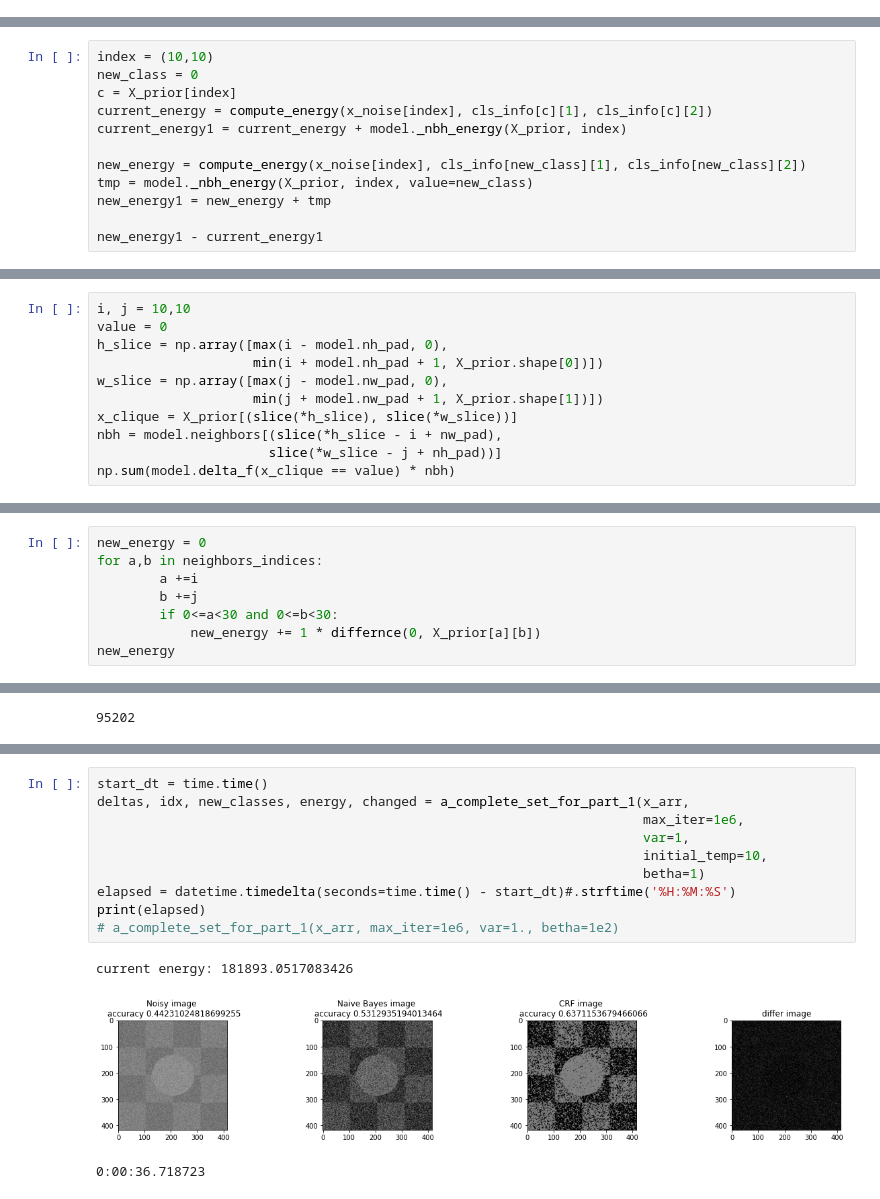
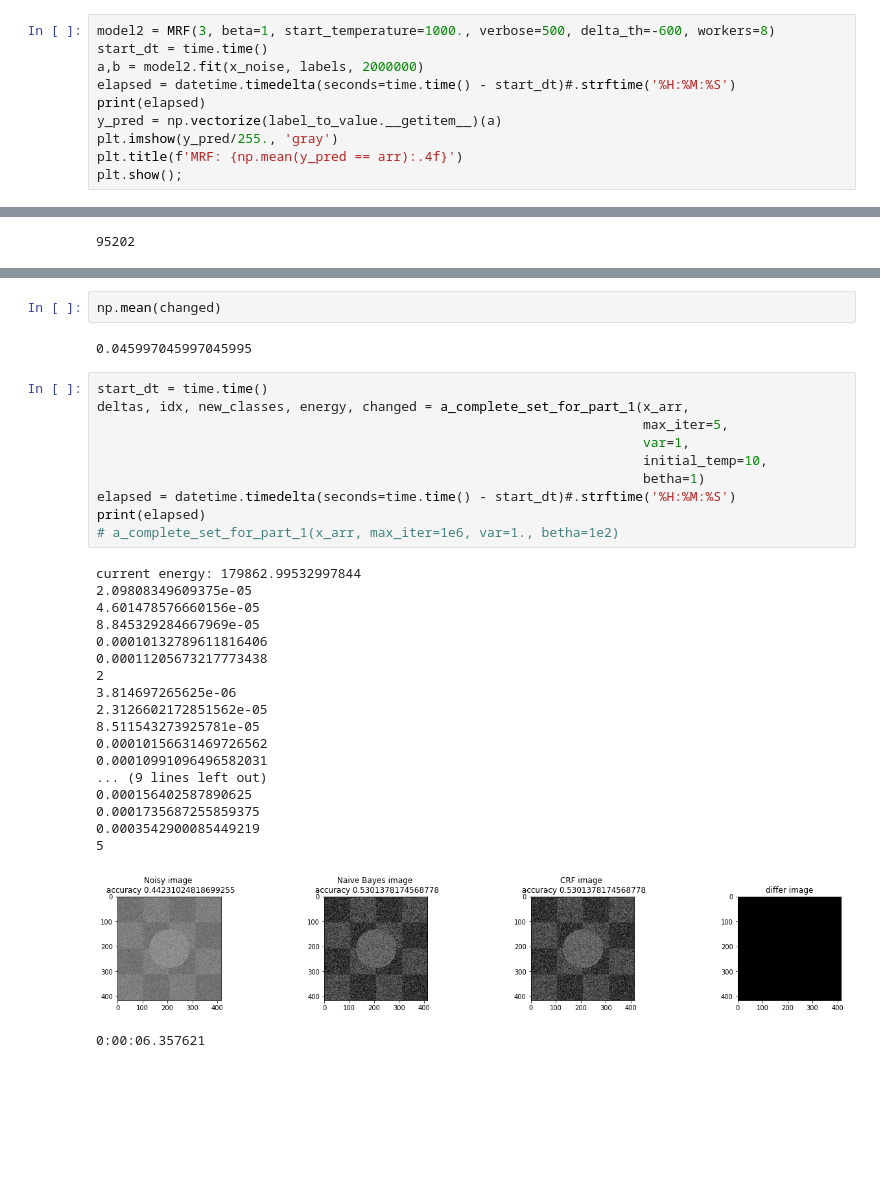
Before and after one commit to carbonati/kaggle-arc, a Jupyter notebook: notebooks/mrf.ipynb, the cells around one changed output, grey strips where cells are left out. Saved outputs shown, nothing was run; the diff lists cells and outputs as text; blank space fills up the shorter version.

```diff
--- a/notebooks/mrf.ipynb
+++ b/notebooks/mrf.ipynb
@@ -476,0 +711,10 @@ plt.hist(model.deltas)
+# %%
+model2 = MRF(3, beta=1, start_temperature=1000., verbose=500, delta_th=-600, workers=8)
+start_dt = time.time()
+a,b = model2.fit(x_noise, labels, 2000000)
+elapsed = datetime.timedelta(seconds=time.time() - start_dt)#.strftime('%H:%M:%S')
+print(elapsed)
+y_pred = np.vectorize(label_to_value.__getitem__)(a)
+plt.imshow(y_pred/255., 'gray')
+plt.title(f'MRF: {np.mean(y_pred == arr):.4f}')
+plt.show();
@@ -597,12 +797,0 @@ model._nbh_energy(X_prior, index, value=new_class)
-# %%
-index = (10,10)
-new_class = 0
-c = X_prior[index]
-current_energy = compute_energy(x_noise[index], cls_info[c][1], cls_info[c][2])
-current_energy1 = current_energy + model._nbh_energy(X_prior, index)
-
-new_energy = compute_energy(x_noise[index], cls_info[new_class][1], cls_info[new_class][2])
-tmp = model._nbh_energy(X_prior, index, value=new_class)
-new_energy1 = new_energy + tmp
-
-new_energy1 - current_energy1
@@ -617,11 +797,0 @@ array([ 1, -1, -1, -1])
-# %%
-i, j = 10,10
-value = 0
-h_slice = np.array([max(i - model.nh_pad, 0),
-                    min(i + model.nh_pad + 1, X_prior.shape[0])])
-w_slice = np.array([max(j - model.nw_pad, 0),
-                    min(j + model.nw_pad + 1, X_prior.shape[1])])
-x_clique = X_prior[(slice(*h_slice), slice(*w_slice))]
-nbh = model.neighbors[(slice(*h_slice - i + nw_pad),
-                      slice(*w_slice - j + nh_pad))]
-np.sum(model.delta_f(x_clique == value) * nbh)
@@ -654,8 +797,0 @@ new_energy1
-# %%
-new_energy = 0
-for a,b in neighbors_indices:
-        a +=i
-        b +=j
-        if 0<=a<30 and 0<=b<30:
-            new_energy += 1 * differnce(0, X_prior[a][b])
-new_energy
@@ -1051,14 +1041,34 @@ plt.hist(energy)
+# %%
+np.mean(changed)
+# %% [output]
+0.045997045997045995
 # %%
 start_dt = time.time()
 deltas, idx, new_classes, energy, changed = a_complete_set_for_part_1(x_arr,
-                                                                      max_iter=1e6,
+                                                                      max_iter=5,
                                                                       var=1,
                                                                       initial_temp=10,
                                                                       betha=1)
 elapsed = datetime.timedelta(seconds=time.time() - start_dt)#.strftime('%H:%M:%S')
 print(elapsed)
 # a_complete_set_for_part_1(x_arr, max_iter=1e6, var=1., betha=1e2)
 # %% [output]
-current energy: 181893.0517083426
+current energy: 179862.99532997844
+2.09808349609375e-05
+4.601478576660156e-05
+8.845329284667969e-05
+0.00010132789611816406
+0.00011205673217773438
+2
+3.814697265625e-06
+2.3126602172851562e-05
+8.511543273925781e-05
+0.00010156631469726562
+0.00010991096496582031
+... (9 lines left out)
+0.000156402587890625
+0.0001735687255859375
+0.0003542900085449219
+5
-[figure, old version]
+[figure, new version]
-0:00:36.718723
+0:00:06.357621
```
Also changed, not shown: parts of 81 cells of this notebook, 1 other file.
